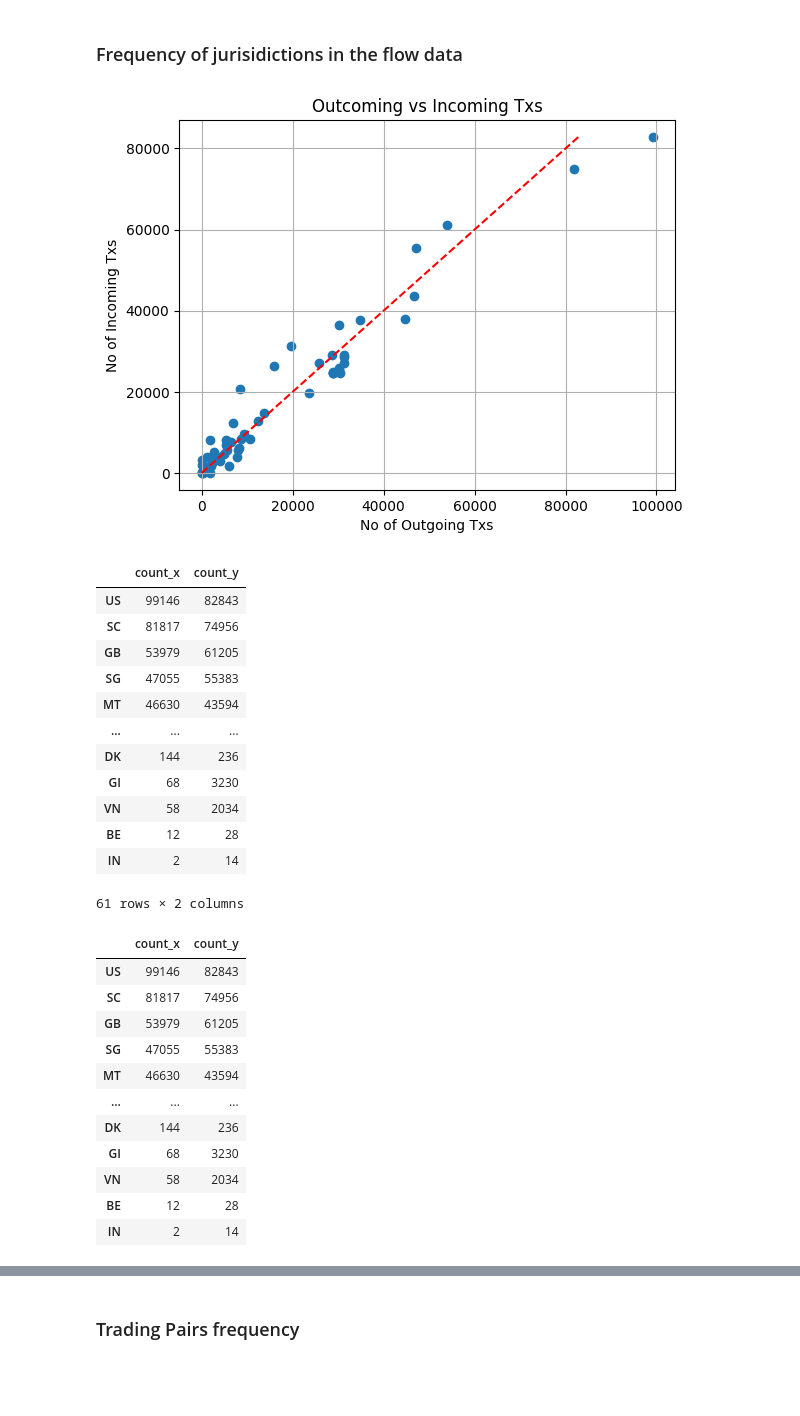
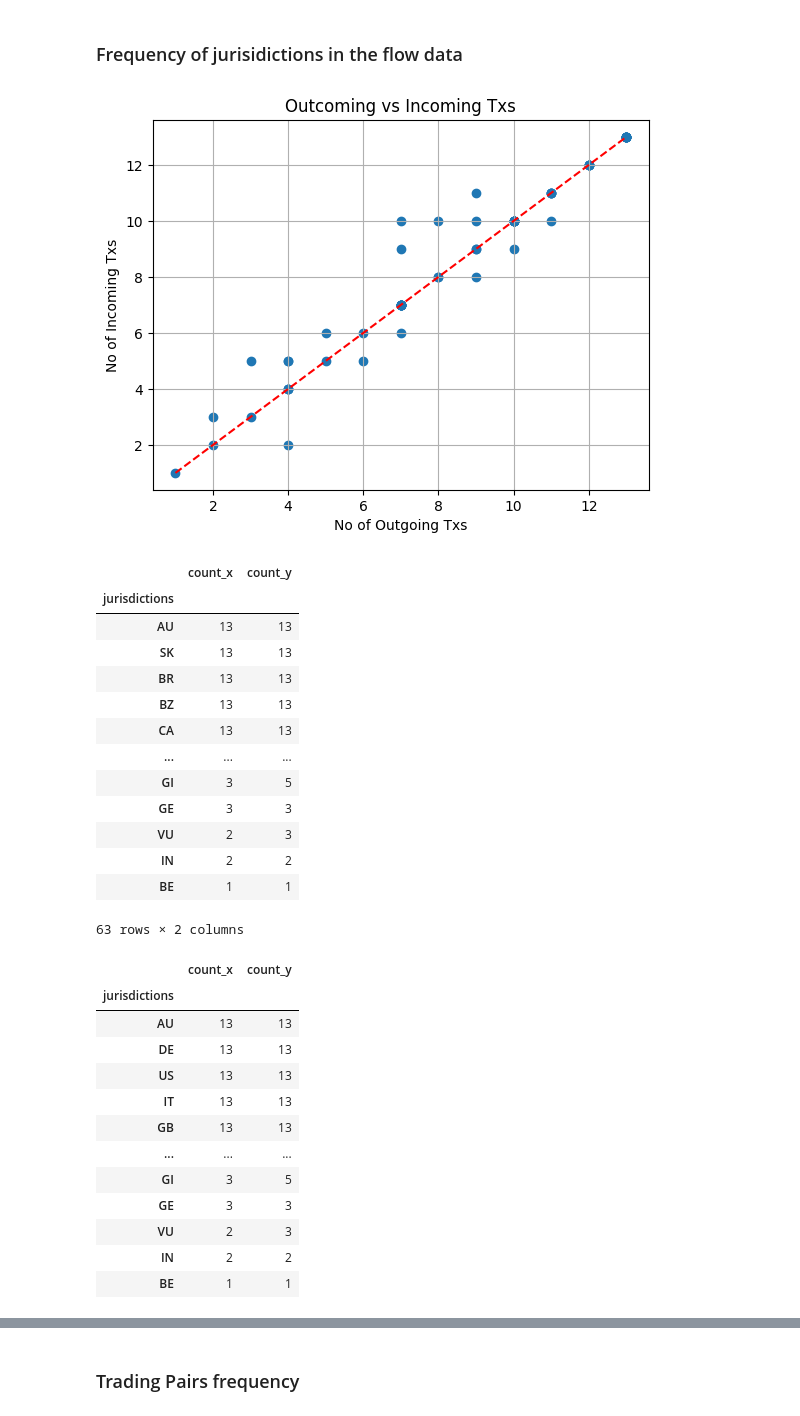
Before and after one commit to FlowDrucka64/MoneyFlow, a Jupyter notebook: data_exploration.ipynb, the cells around one changed output, grey strips where cells are left out. Drawn from its saved outputs; the diff is of its cells as text; code cells hidden in the pictures; blank space fills up the shorter version.

```diff
--- a/data_exploration.ipynb
+++ b/data_exploration.ipynb
@@ -413,8 +413,8 @@ expanded_df = expanded_df.assign(src_jurisdictions=expanded_df.src_jurisdictions
 expanded_df = expanded_df.assign(dst_jurisdictions=expanded_df.dst_jurisdictions.str.split(','))
 
 # Split up amounts by number of src and dst countries
-expanded_df['value_asset'] = expanded_df.apply(lambda row: row['value_asset'] / max(len(merged_df.src_jurisdictions) * len(merged_df.dst_jurisdictions), 1) , axis=1)
-expanded_df['value_USD'] = expanded_df.apply(lambda row: row['value_USD'] / max(len(merged_df.src_jurisdictions) * len(merged_df.dst_jurisdictions), 1), axis=1)
+expanded_df['value_asset'] = expanded_df.apply(lambda row: row['value_asset'] / max(len(row.src_jurisdictions) * len(row.dst_jurisdictions), 1) , axis=1)
+expanded_df['value_USD'] = expanded_df.apply(lambda row: row['value_USD'] / max(len(row.src_jurisdictions) * len(row.dst_jurisdictions), 1), axis=1)
 
 # Create separate columns for each jurisdiction (if we want to split the amounts we have to split amount before)
 expanded_df = expanded_df.explode('dst_jurisdictions')
@@ -432,12 +432,20 @@ expanded_df = expanded_df[expanded_df['dst_jurisdictions'] != expanded_df['src_j
 expanded_df["value_BTC"] = expanded_df["value_USD"] / expanded_df["high"]
 
 # Group by year and juristicion
+# those are the aggregated recievers
 dst_amounts = expanded_df.groupby(['year', 'dst_jurisdictions'])[['value_USD', 'value_asset', 'value_BTC',"src_label","dst_label"]].sum().reset_index()
 dst_amounts = dst_amounts.rename(columns={"dst_jurisdictions":"jurisdictions"})
 
+# this are the aggregated "spenders"
 src_amounts = expanded_df.groupby(['year', 'src_jurisdictions'])[['value_USD', 'value_asset', 'value_BTC',"src_label","dst_label"]].sum().reset_index()
 src_amounts = src_amounts.rename(columns={"src_jurisdictions":"jurisdictions"})
 
+print("small sanity check here ")
+print("merged sum "+str(merged_df["value_USD"].sum()/MRD))
+print("expanded sum "+str(expanded_df["value_USD"].sum()/MRD))
+print("dst sum "+str(dst_amounts["value_USD"].sum()/MRD))
+print("src sum "+str(src_amounts["value_USD"].sum()/MRD))
+
 display(dst_amounts)
 display(src_amounts)
 # %% [output]
@@ -475,51 +488,55 @@ Number of rows in the flow dataset 1021312
 # %% [markdown]
 ### Frequency of jurisidictions in the flow data
 # %%
-src_juri_freq = merged_df.src_jurisdictions.value_counts()
-dst_juri_freq = merged_df.dst_jurisdictions.value_counts()
+src_juri_freq = src_amounts.jurisdictions.value_counts()
+dst_juri_freq = dst_amounts.jurisdictions.value_counts()
 merged_freq = pd.merge(src_juri_freq, dst_juri_freq, left_index=True, right_index=True, how='inner')
+
+
 plt.scatter(x=merged_freq.count_x, y=merged_freq.count_y)
 plt.xlabel('No of Outgoing Txs')
 plt.ylabel('No of Incoming Txs')
 plt.title('Outcoming vs Incoming Txs')
 plt.grid(True)
 line = np.linspace(min(merged_freq.count_x), max(merged_freq.count_y), 100)
 plt.plot(line, line, color='r', linestyle='--')
 plt.savefig('distribute.png')
 plt.show()
 
 display(merged_freq)
 display(merged_freq.sort_values(by='count_x', ascending=False))
 display(merged_freq.sort_values(by='count_y', ascending=False))
 display(src_juri_freq.head(10))
 display(dst_juri_freq.head(10))
 
 corr = pearsonr(merged_freq.count_x, merged_freq.count_y)
 display(corr)
 # %% [output]
-[figure, old version]
+[figure, new version]
 |  | count_x | count_y |
-| US | 99146 | 82843 |
-| SC | 81817 | 74956 |
-| GB | 53979 | 61205 |
-| SG | 47055 | 55383 |
-| MT | 46630 | 43594 |
+| jurisdictions |  |  |
+| AU | 13 | 13 |
+| SK | 13 | 13 |
+| BR | 13 | 13 |
+| BZ | 13 | 13 |
+| CA | 13 | 13 |
 | ... | ... | ... |
-| DK | 144 | 236 |
-| GI | 68 | 3230 |
-| VN | 58 | 2034 |
-| BE | 12 | 28 |
-| IN | 2 | 14 |
+| GI | 3 | 5 |
+| GE | 3 | 3 |
+| VU | 2 | 3 |
+| IN | 2 | 2 |
+| BE | 1 | 1 |
-61 rows × 2 columns
+63 rows × 2 columns
 |  | count_x | count_y |
-| US | 99146 | 82843 |
-| SC | 81817 | 74956 |
-| GB | 53979 | 61205 |
-| SG | 47055 | 55383 |
-| MT | 46630 | 43594 |
+| jurisdictions |  |  |
+| AU | 13 | 13 |
+| DE | 13 | 13 |
+| US | 13 | 13 |
+| IT | 13 | 13 |
+| GB | 13 | 13 |
 | ... | ... | ... |
-| DK | 144 | 236 |
-| GI | 68 | 3230 |
-| VN | 58 | 2034 |
-| BE | 12 | 28 |
-| IN | 2 | 14 |
+| GI | 3 | 5 |
+| GE | 3 | 3 |
+| VU | 2 | 3 |
+| IN | 2 | 2 |
+| BE | 1 | 1 |
```
Also changed, not shown: parts of 20 cells of this notebook, 2 other files.
